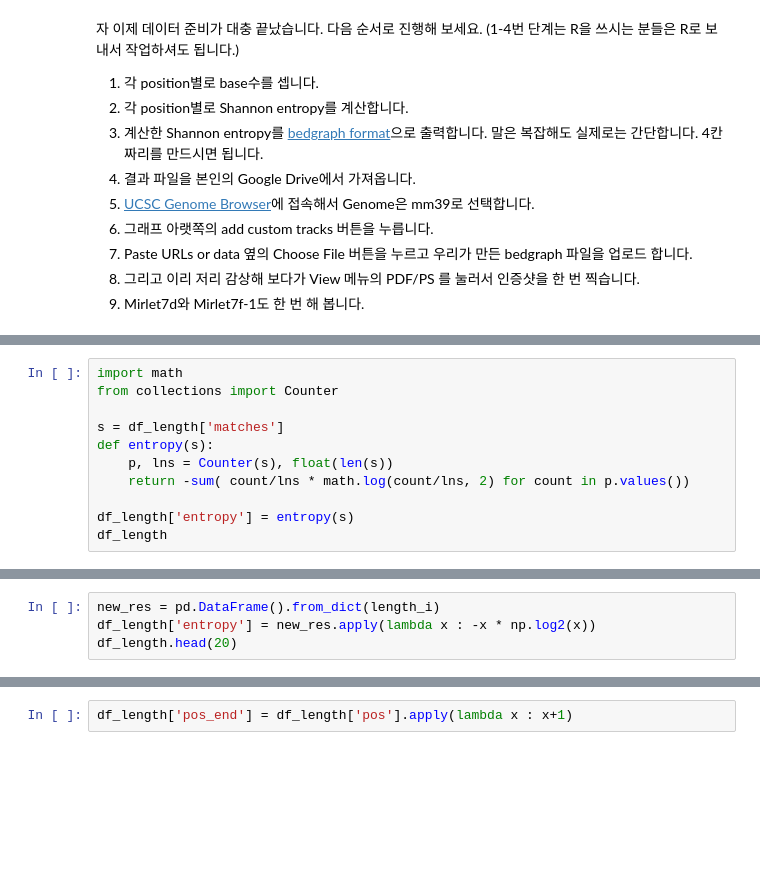
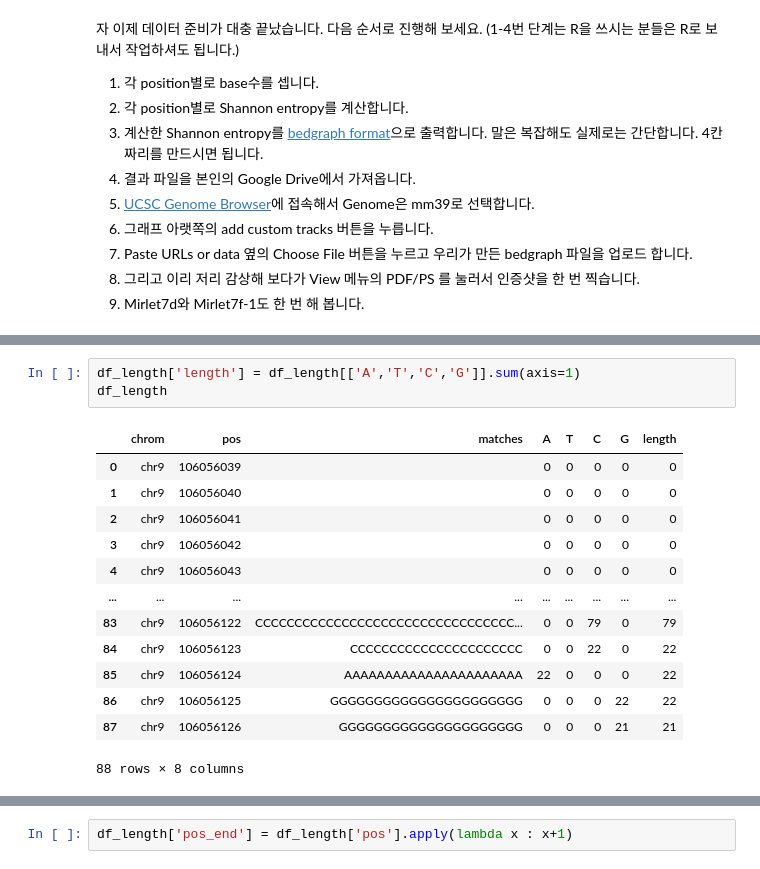
Before and after one commit to juseonmin/bioinfo, a Jupyter notebook: CoLab_TermProj_2022_3.ipynb, the cells around one changed output, grey strips where cells are left out. Drawn from its saved outputs; the diff is of its cells as text; blank space fills up the shorter version.

```diff
--- a/CoLab_TermProj_2022_3.ipynb
+++ b/CoLab_TermProj_2022_3.ipynb
@@ -258,11 +249,0 @@ df_length
-# %%
-import math
-from collections import Counter
-
-s = df_length['matches']
-def entropy(s):
-    p, lns = Counter(s), float(len(s))
-    return -sum( count/lns * math.log(count/lns, 2) for count in p.values())
-
-df_length['entropy'] = entropy(s)
-df_length
@@ -309,4 +249,0 @@ Name: matches, Length: 88, dtype: float64
-# %%
-new_res = pd.DataFrame().from_dict(length_i)
-df_length['entropy'] = new_res.apply(lambda x : -x * np.log2(x))
-df_length.head(20)
@@ -330,0 +274,17 @@ df_length.head(20)
+# %%
+df_length['length'] = df_length[['A','T','C','G']].sum(axis=1)
+df_length
+# %% [output]
+|  | chrom | pos | matches | A | T | C | G | length |
+| 0 | chr9 | 106056039 |  | 0 | 0 | 0 | 0 | 0 |
+| 1 | chr9 | 106056040 |  | 0 | 0 | 0 | 0 | 0 |
+| 2 | chr9 | 106056041 |  | 0 | 0 | 0 | 0 | 0 |
+| 3 | chr9 | 106056042 |  | 0 | 0 | 0 | 0 | 0 |
+| 4 | chr9 | 106056043 |  | 0 | 0 | 0 | 0 | 0 |
+| ... | ... | ... | ... | ... | ... | ... | ... | ... |
+| 83 | chr9 | 106056122 | CCCCCCCCCCCCCCCCCCCCCCCCCCCCCCCCC... | 0 | 0 | 79 | 0 | 79 |
+| 84 | chr9 | 106056123 | CCCCCCCCCCCCCCCCCCCCCC | 0 | 0 | 22 | 0 | 22 |
+| 85 | chr9 | 106056124 | AAAAAAAAAAAAAAAAAAAAAA | 22 | 0 | 0 | 0 | 22 |
+| 86 | chr9 | 106056125 | GGGGGGGGGGGGGGGGGGGGGG | 0 | 0 | 0 | 22 | 22 |
+| 87 | chr9 | 106056126 | GGGGGGGGGGGGGGGGGGGGG | 0 | 0 | 0 | 21 | 21 |
+88 rows × 8 columns
```
Also changed, not shown: parts of 20 cells of this notebook.
